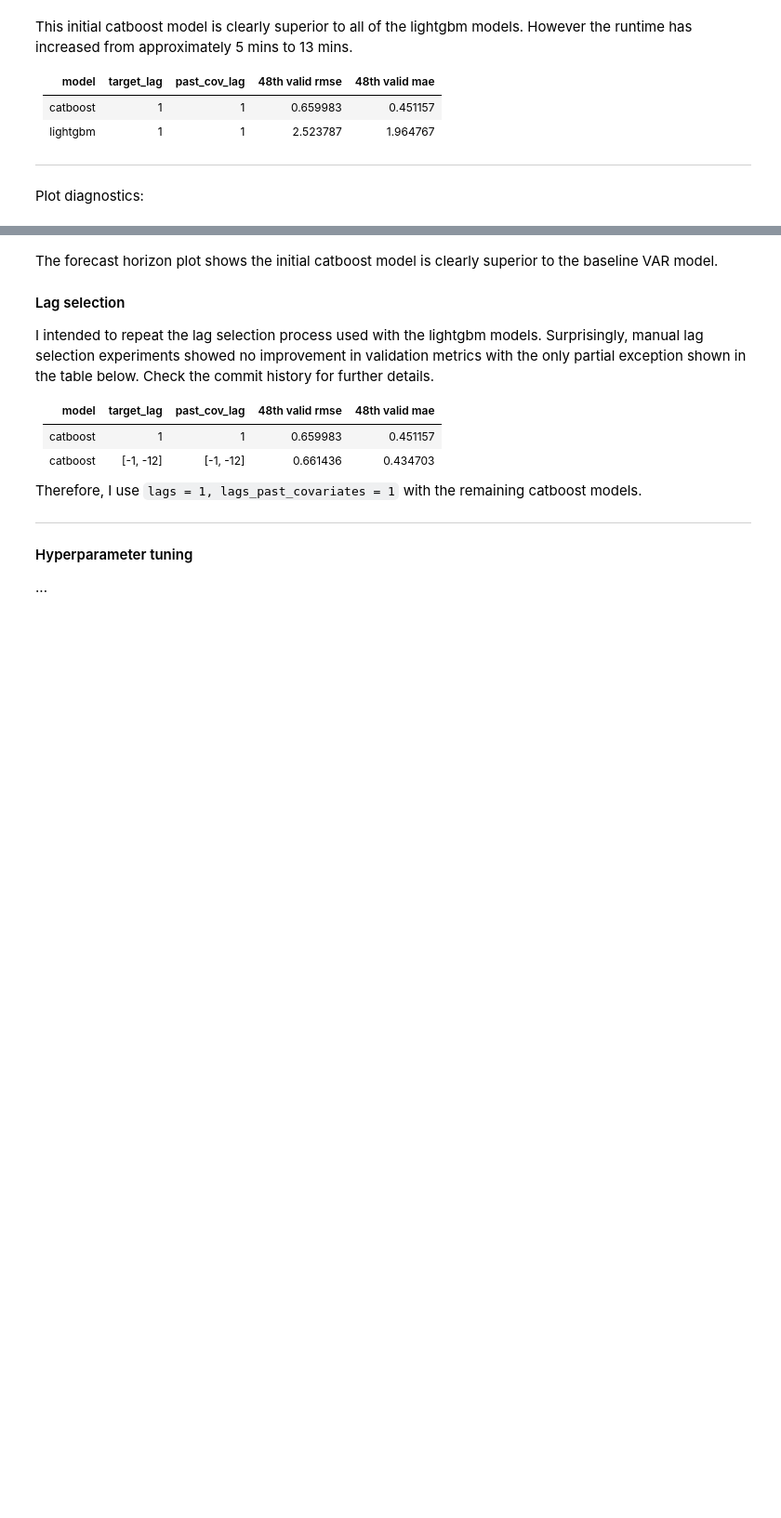
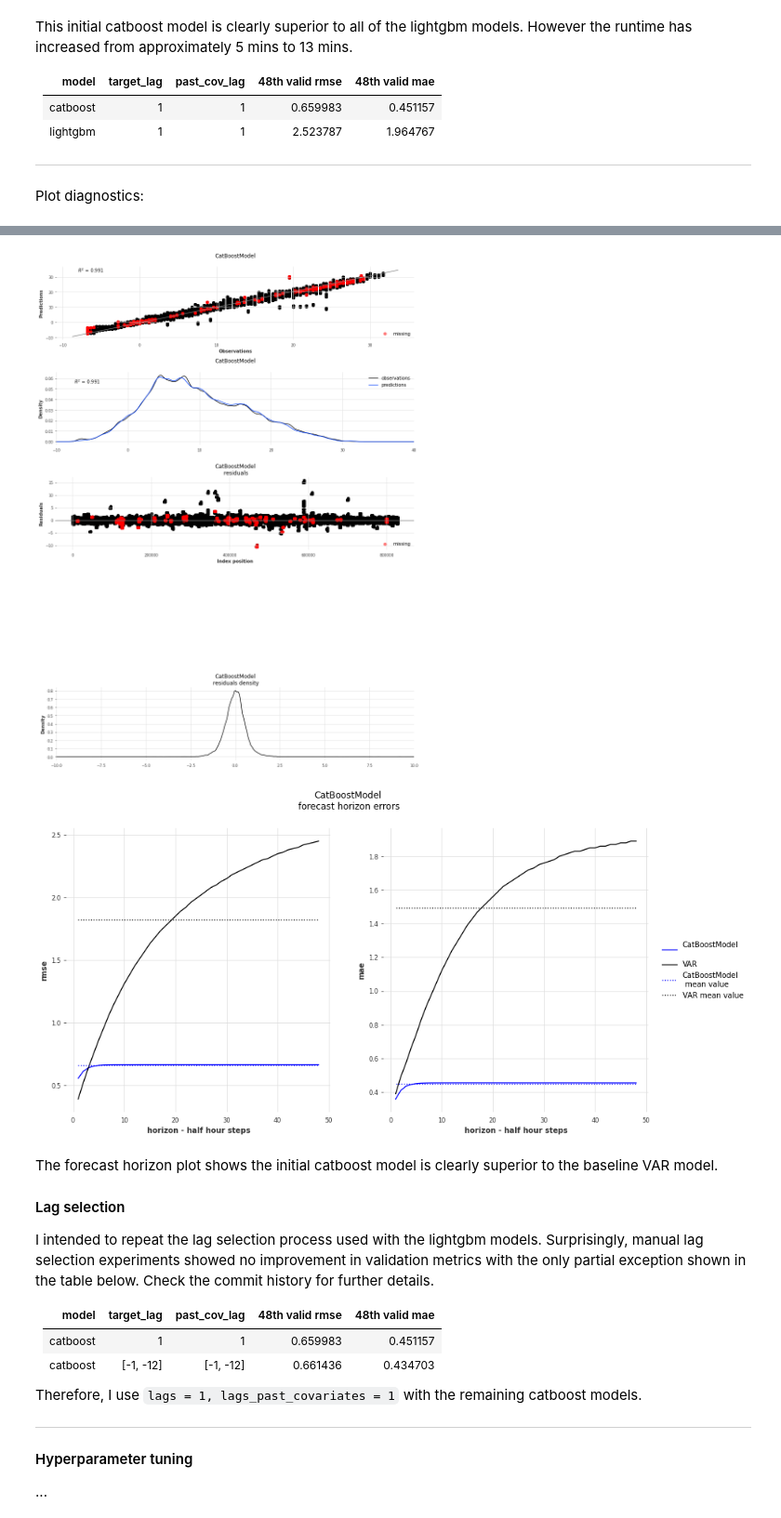
Before and after one commit to makeyourownmaker/CambridgeTemperatureNotebooks, a Jupyter notebook: notebooks/gradient_boosting.ipynb, the cells around one changed output, grey strips where cells are left out. Shown at 93% size. Drawn from its saved outputs; the diff is of its cells as text; code cells hidden in the pictures; blank space fills up the shorter version.

```diff
--- a/notebooks/gradient_boosting.ipynb
+++ b/notebooks/gradient_boosting.ipynb
@@ -2418,3 +2490,16 @@ plot_forecast_examples(hist_comp2, title + ' forecast examples')
+# %%
+title = 'CatBoostModel\n'
+
+plot_obs_vs_preds(hist_comp3, title)
+plot_obs_preds_dists(hist_comp3, title)
+plot_residuals(hist_comp3, title + ' residuals')
+# plot_residuals_vs_predicted(hist_comp, title + ' residuals vs predicted')
+plot_residuals_dist(hist_comp3, title + ' residuals density')
+plot_horizon_metrics(hist_comp3, title)
+# plot_forecast_examples(hist_comp3, title + ' forecast examples')
+# %% [output]
+[figure, added]
+[figure, added]
 # %% [markdown]
 
 The forecast horizon plot shows the initial catboost model is clearly superior to the baseline VAR model.
```
Also changed, not shown: parts of 7 cells of this notebook.
